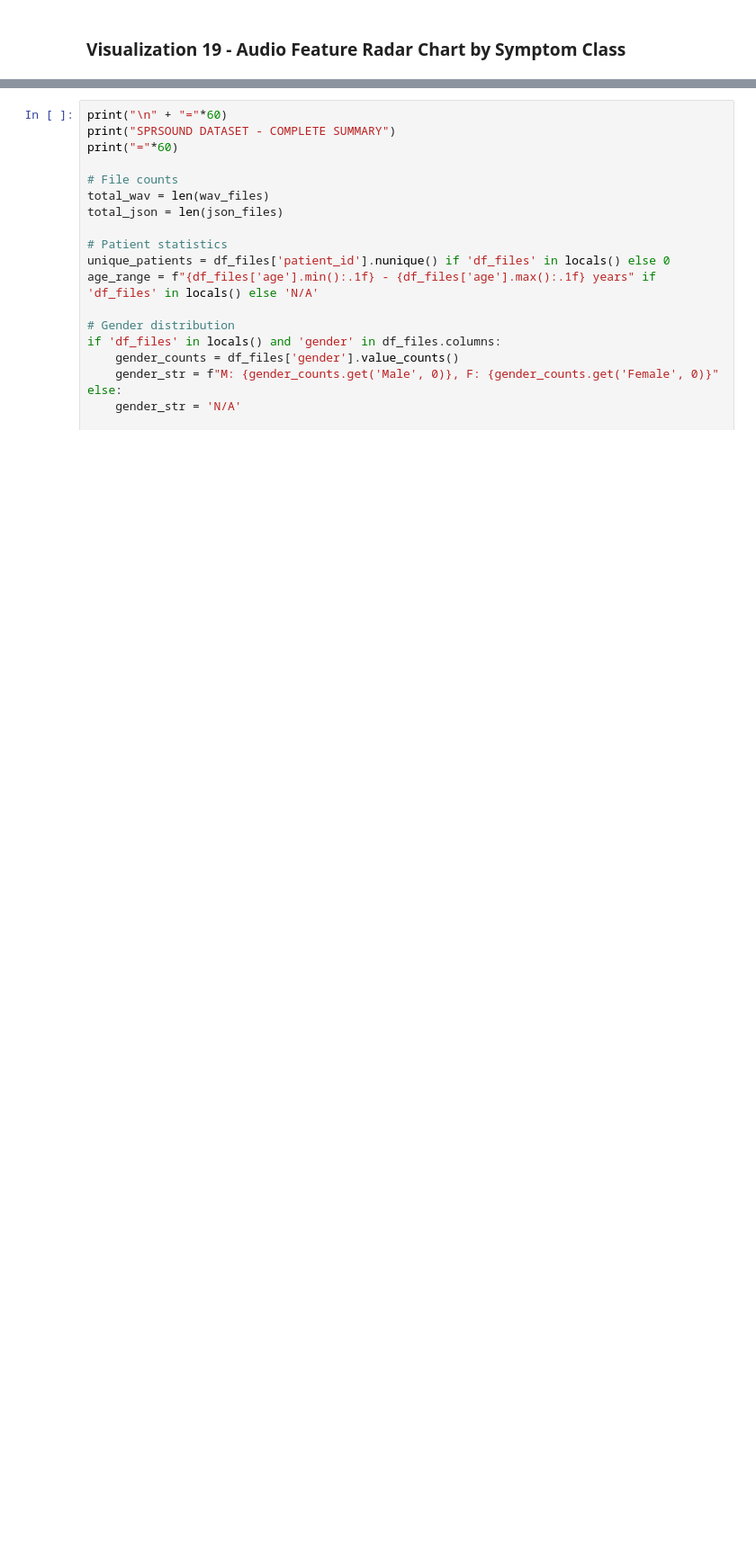
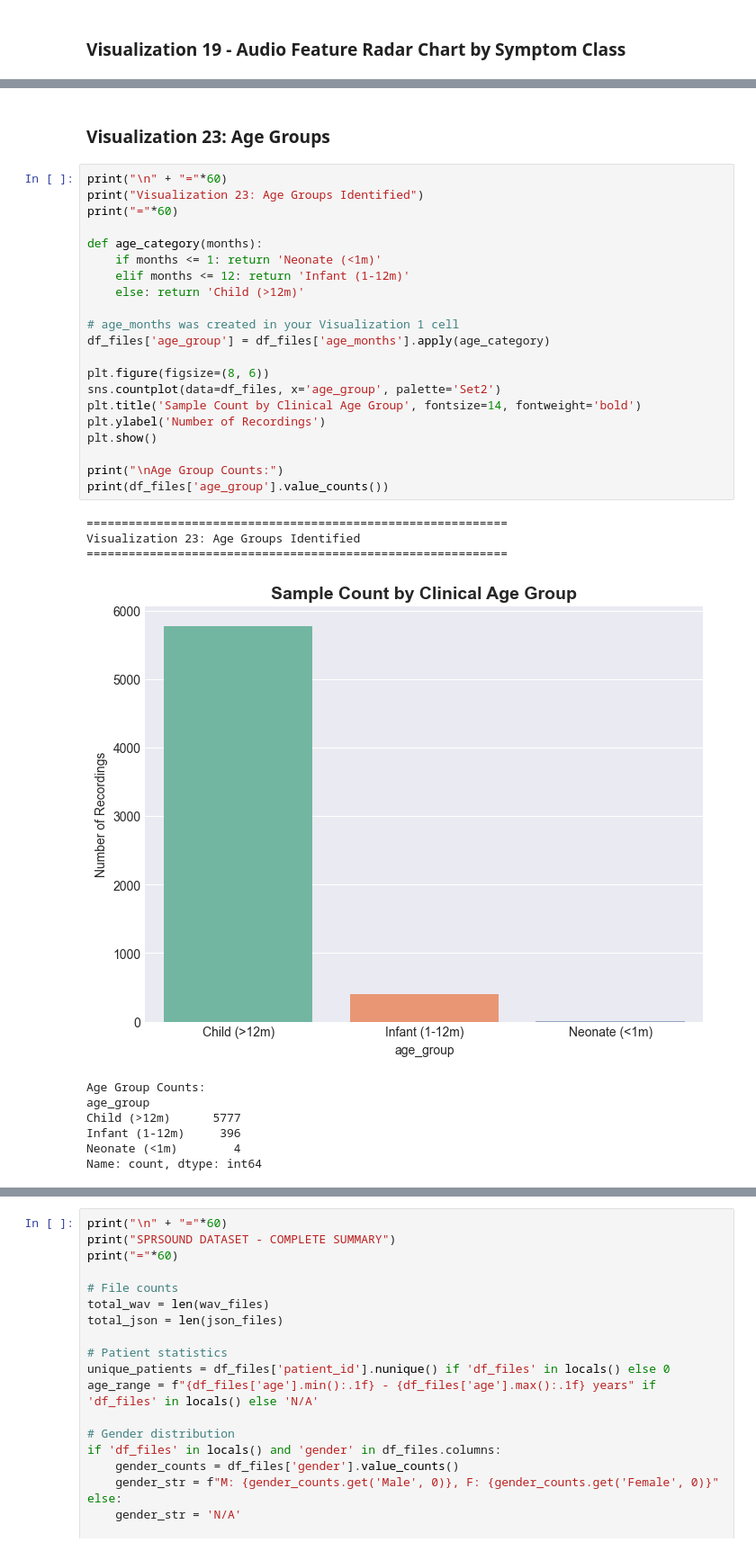
Before and after one commit to mablemunanura/NEONATES, a Jupyter notebook: notebooks/EDA/eda_sprsound.ipynb, the cells around one changed output, grey strips where cells are left out. Shown at 90% size. Cells and saved outputs as stored; diff of their text form; blank space fills up the shorter version.

```diff
--- a/notebooks/EDA/eda_sprsound.ipynb
+++ b/notebooks/EDA/eda_sprsound.ipynb
@@ -1378 +1563,35 @@ Normal            0.744     0.744                1.0     0.0   0.921   0.861
+# %% [markdown]
+### Visualization 23: Age Groups
+# %%
+print("\n" + "="*60)
+print("Visualization 23: Age Groups Identified")
+print("="*60)
+
+def age_category(months):
+    if months <= 1: return 'Neonate (<1m)'
+    elif months <= 12: return 'Infant (1-12m)'
+    else: return 'Child (>12m)'
+
+# age_months was created in your Visualization 1 cell
+df_files['age_group'] = df_files['age_months'].apply(age_category)
+
+plt.figure(figsize=(8, 6))
+sns.countplot(data=df_files, x='age_group', palette='Set2')
+plt.title('Sample Count by Clinical Age Group', fontsize=14, fontweight='bold')
+plt.ylabel('Number of Recordings')
+plt.show()
+
+print("\nAge Group Counts:")
+print(df_files['age_group'].value_counts())
+# %% [output]
+============================================================
+Visualization 23: Age Groups Identified
+============================================================
+[figure, added]
+Age Group Counts:
+age_group
+Child (>12m)      5777
+Infant (1-12m)     396
+Neonate (<1m)        4
+Name: count, dtype: int64
 # %% [markdown]
```
Also changed, not shown: parts of 23 cells of this notebook, 18 other files.
